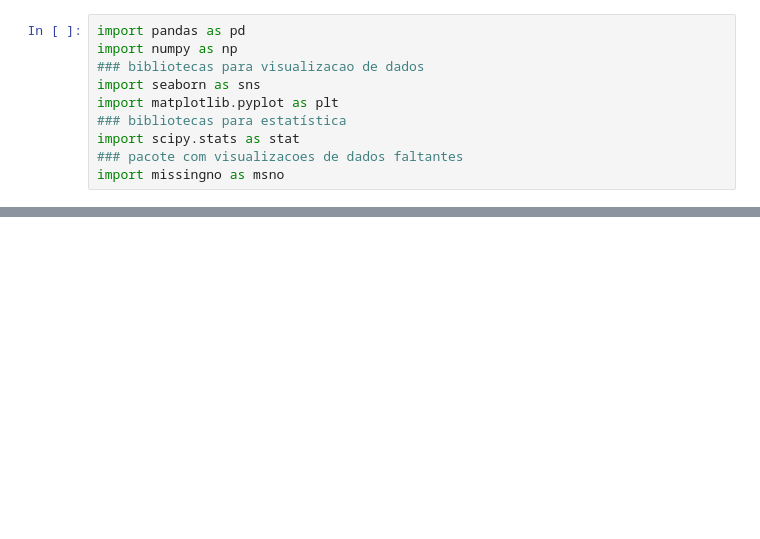
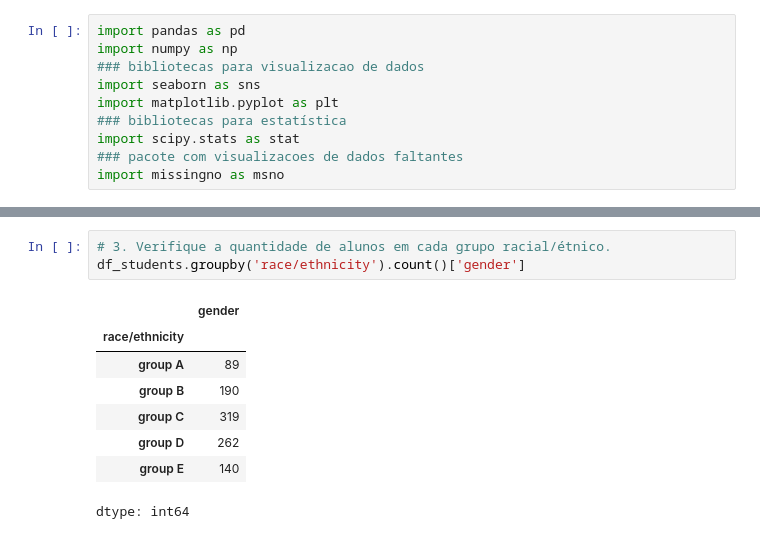
Before and after one commit to dsreliete/Womakerscode-DA-desafio_squad, a Jupyter notebook: Desafio2.ipynb, the cells around one changed output, grey strips where cells are left out. Saved outputs shown, nothing was run; the diff lists cells and outputs as text; blank space fills up the shorter version.

```diff
--- a/Desafio2.ipynb
+++ b/Desafio2.ipynb
@@ -31,0 +63,12 @@ df
+# %%
+# 3. Verifique a quantidade de alunos em cada grupo racial/étnico.
+df_students.groupby('race/ethnicity').count()['gender']
+# %% [output]
+|  | gender |
+| race/ethnicity |  |
+| group A | 89 |
+| group B | 190 |
+| group C | 319 |
+| group D | 262 |
+| group E | 140 |
+dtype: int64
```
Also changed, not shown: parts of 5 cells of this notebook.
